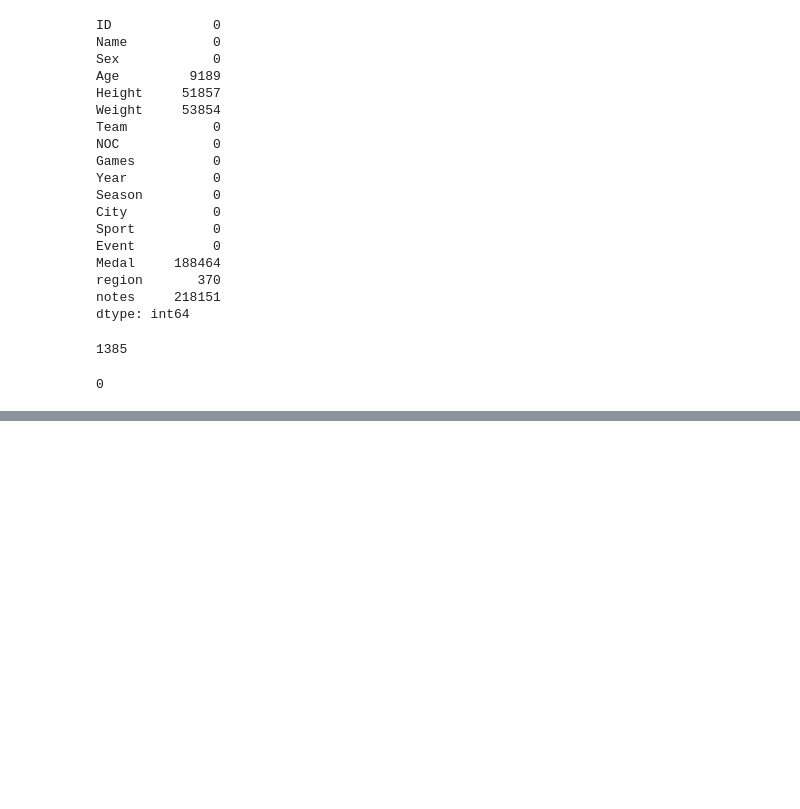
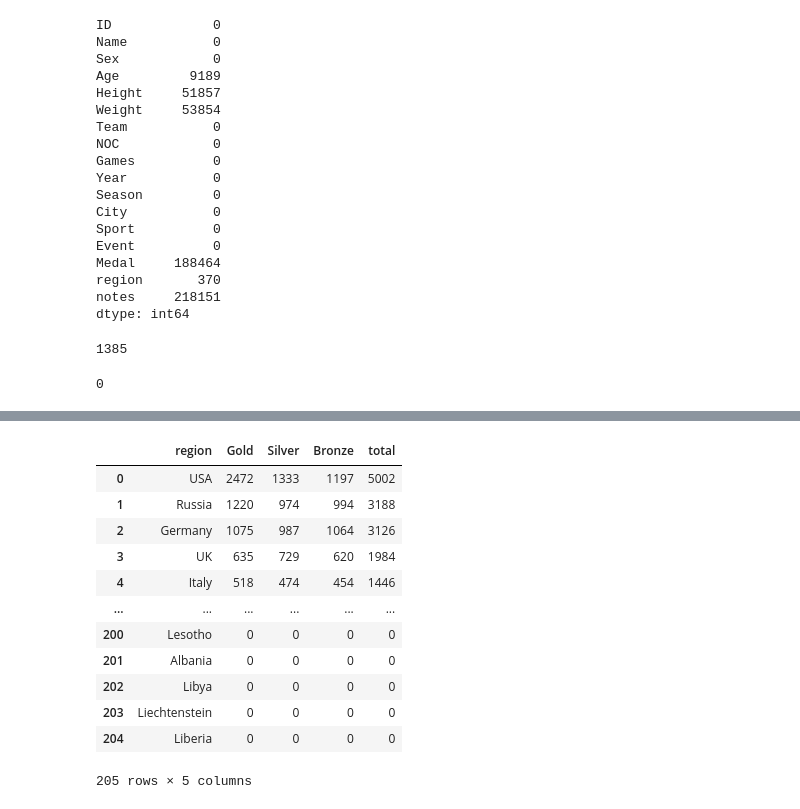
Before and after one commit to namag-ai/olympic-data-analysis, a Jupyter notebook: Olympics-Data-Analysis.ipynb, the cells around one changed output, grey strips where cells are left out. Drawn from its saved outputs; the diff is of its cells as text; code cells hidden in the pictures; blank space fills up the shorter version.

```diff
--- a/Olympics-Data-Analysis.ipynb
+++ b/Olympics-Data-Analysis.ipynb
@@ -158,0 +181,20 @@ KeyError: "None of [Index(['Gold', 'Silver', 'Bronze'], dtype='object')] are in
+# %%
+medal_tally =  df.groupby('region').sum()[['Gold','Silver','Bronze']].sort_values('Gold',ascending = False).reset_index()
+# %%
+medal_tally['total'] = medal_tally['Gold']+ medal_tally['Silver']+ medal_tally['Bronze']
+# %%
+medal_tally
+# %% [output]
+|  | region | Gold | Silver | Bronze | total |
+| 0 | USA | 2472 | 1333 | 1197 | 5002 |
+| 1 | Russia | 1220 | 974 | 994 | 3188 |
+| 2 | Germany | 1075 | 987 | 1064 | 3126 |
+| 3 | UK | 635 | 729 | 620 | 1984 |
+| 4 | Italy | 518 | 474 | 454 | 1446 |
+| ... | ... | ... | ... | ... | ... |
+| 200 | Lesotho | 0 | 0 | 0 | 0 |
+| 201 | Albania | 0 | 0 | 0 | 0 |
+| 202 | Libya | 0 | 0 | 0 | 0 |
+| 203 | Liechtenstein | 0 | 0 | 0 | 0 |
+| 204 | Liberia | 0 | 0 | 0 | 0 |
+205 rows × 5 columns
```
Also changed, not shown: parts of 15 cells of this notebook, 3 other files.
